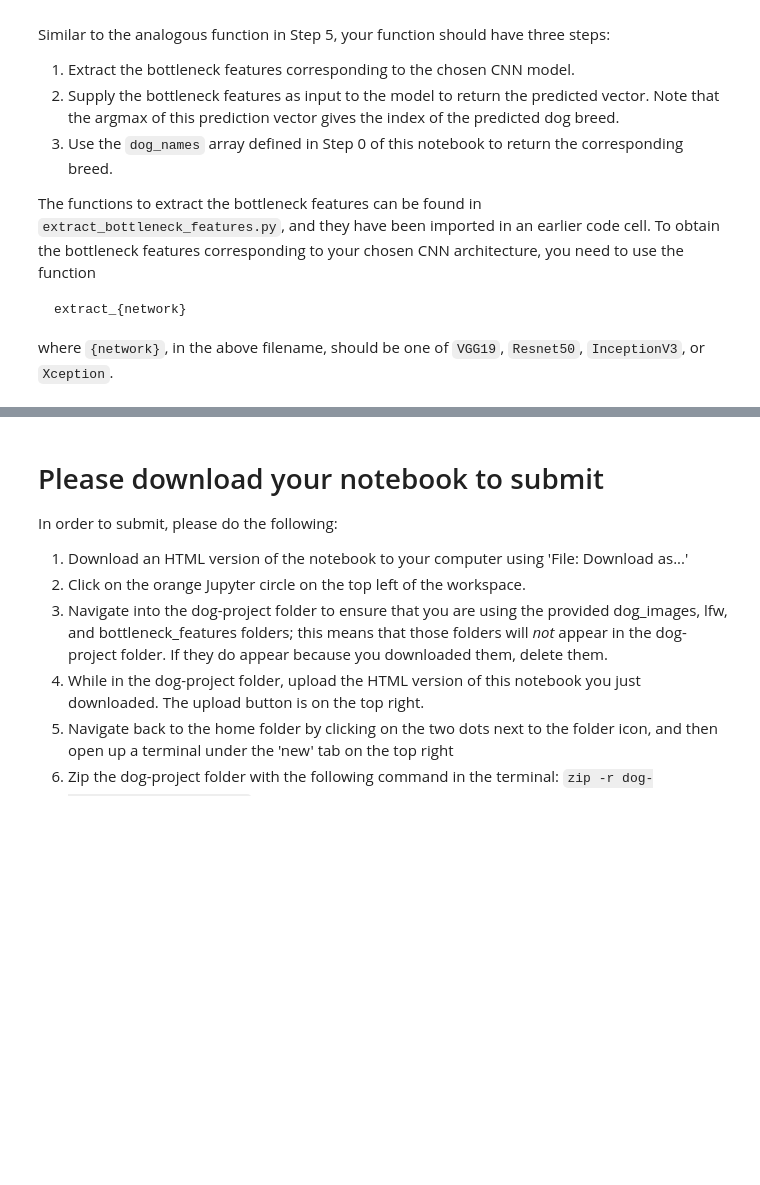
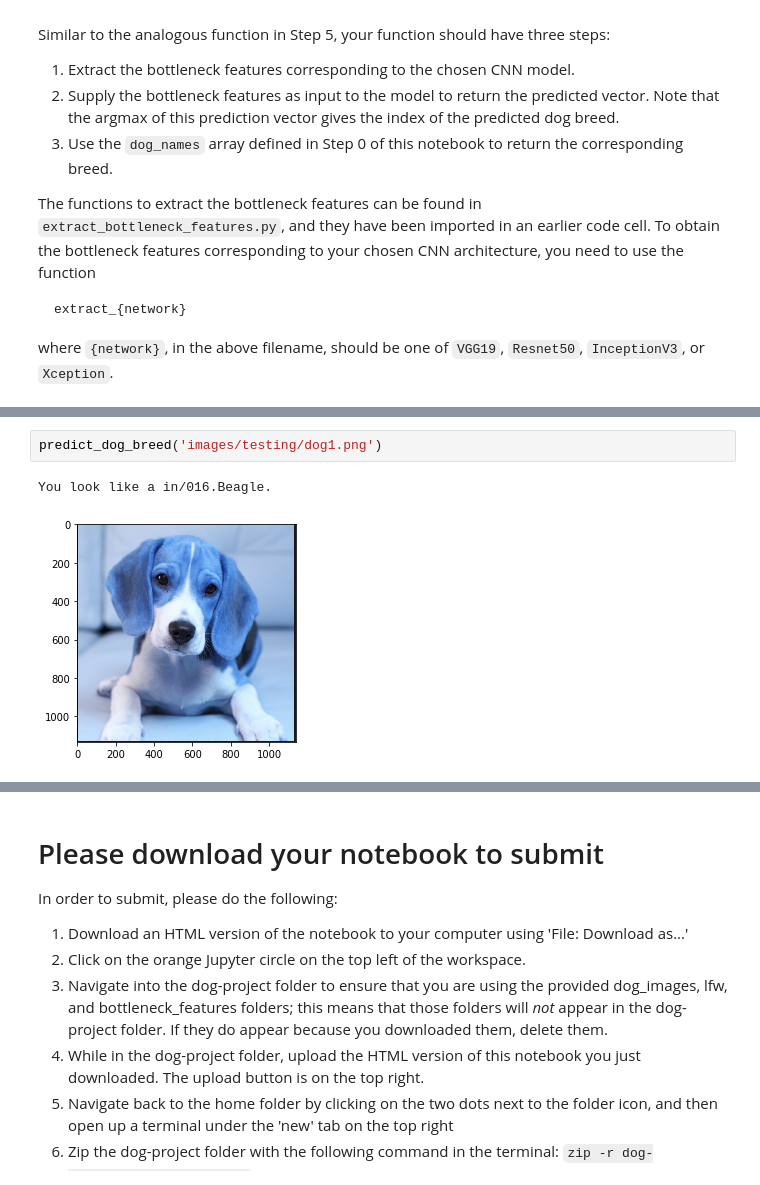
Before and after one commit to udacity/dog-project, a Jupyter notebook: dog_app.ipynb, the cells around one changed output, grey strips where cells are left out. Drawn from its saved outputs; the diff is of its cells as text; blank space fills up the shorter version.

```diff
--- a/dog_app.ipynb
+++ b/dog_app.ipynb
@@ -672,0 +885,5 @@ __Answer:__
+# %%
+predict_dog_breed('images/testing/dog1.png')
+# %% [output]
+You look like a in/016.Beagle.
+[figure, added]
```
Also changed, not shown: parts of 43 cells of this notebook, 1 other file.
